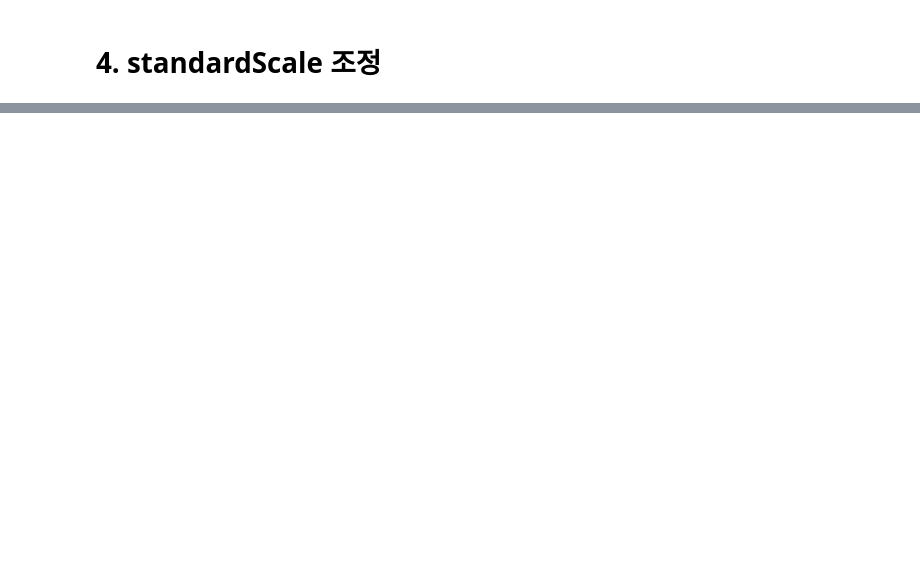
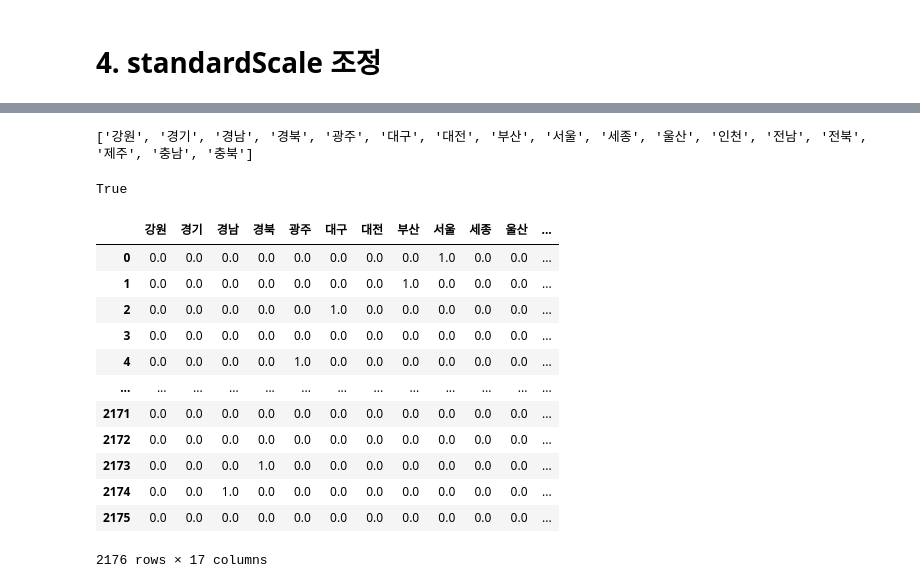
Before and after one commit to drose14789/ai, a Jupyter notebook: source/05_DeepLearning/연습문제(라벨인코딩_스케일조정_원핫인코딩).ipynb, the cells around one changed output, grey strips where cells are left out. Saved outputs shown, nothing was run; the diff lists cells and outputs as text; code cells hidden in the pictures; blank space fills up the shorter version.

```diff
--- a/source/05_DeepLearning/연습문제(라벨인코딩_스케일조정_원핫인코딩).ipynb
+++ b/source/05_DeepLearning/연습문제(라벨인코딩_스케일조정_원핫인코딩).ipynb
@@ -49,7 +57,8 @@ pd.read_csv('c:/ai/source/01_python/data/ch13_df(결측치중위값으로대체)
 # %% [markdown]
 # 3. MinMaxScale 스케일 조정
 # %%
-X = df[['지역명2', '연도', '월']].values # numpy배열로 추출한 독립변수
-y = df[['평당분양가격']].values
-X.shape, y.shape
+X_data = df[['지역명2', '연도','월']].values # numpy배열로 추출한 독립변수
+# y_data = df[['평당분양가격']].values
+y_data = df[['평당분양가격']].to_numpy() # values 나 to_numpy()를 이용해서 데이터프레임을 numpy배열로 변환
+X_data.shape, y_data.shape
 # %% [output]
@@ -56,0 +66,7 @@ NameError: name 'df' is not defined
+# %%
+from sklearn.preprocessing import MinMaxScaler
+scaler_x = MinMaxScaler()
+scaler_y = MinMaxScaler()
+df[['지역명2m', '연도m', '월m']] = scaler_x.fit_transform(X_data)
+df[['평당분양가격m']] = scaler_y.fit_transform(y_data)
+df.head()
@@ -57,2 +80,9 @@ NameError: name 'df' is not defined
 # %% [markdown]
 # 4. standardScale 조정
+# %%
+from sklearn.preprocessing import StandardScaler
+scaler_x = StandardScaler()
+scaler_y = StandardScaler()
+df[['지역명2s', '연도s', '월s']] = scaler_x.fit_transform(X_data)
+df[['평당분양가격s']] = scaler_y.fit_transform(y_data)
+df.head()
@@ -58,0 +100,33 @@ NameError: name 'df' is not defined
+# %%
+loc = df.loc[:16,['지역명', '지역명2']].sort_values(by='지역명2')['지역명'].tolist()
+print(loc) # 원핫인코딩 후 열이름
+# %% [output]
+['강원', '경기', '경남', '경북', '광주', '대구', '대전', '부산', '서울', '세종', '울산', '인천', '전남', '전북', '제주', '충남', '충북']
+# %%
+from tensorflow.keras.utils import to_categorical
+import pandas as pd
+import numpy as np
+temp1 = to_categorical(df['지역명2']) # to_categorical()결과는 numpy 배열, 최대정수가 16이면 0~16카테고리로 원핫인코딩, 매개변수에 정수
+temp2 = pd.get_dummies(df['지역명']).values # pd.get_dummies() 결과는 데이터프레임, 정수가 곧 카테고리가 되서 원핫인코딩, 매개변수에 문자(라벨인코딩 안 된 값)
+np.all(temp1 == temp2)
+# %% [output]
+True
+# %%
+# 원핫인코딩 방법1
+df[loc] = to_categorical(df['지역명2'])#.astype(np.int16)
+pd.options.display.max_columns = 30
+df[loc]
+# %% [output]
+|  | 강원 | 경기 | 경남 | 경북 | 광주 | 대구 | 대전 | 부산 | 서울 | 세종 | 울산 | ... |
+| 0 | 0.0 | 0.0 | 0.0 | 0.0 | 0.0 | 0.0 | 0.0 | 0.0 | 1.0 | 0.0 | 0.0 | ... |
+| 1 | 0.0 | 0.0 | 0.0 | 0.0 | 0.0 | 0.0 | 0.0 | 1.0 | 0.0 | 0.0 | 0.0 | ... |
+| 2 | 0.0 | 0.0 | 0.0 | 0.0 | 0.0 | 1.0 | 0.0 | 0.0 | 0.0 | 0.0 | 0.0 | ... |
+| 3 | 0.0 | 0.0 | 0.0 | 0.0 | 0.0 | 0.0 | 0.0 | 0.0 | 0.0 | 0.0 | 0.0 | ... |
+| 4 | 0.0 | 0.0 | 0.0 | 0.0 | 1.0 | 0.0 | 0.0 | 0.0 | 0.0 | 0.0 | 0.0 | ... |
+| ... | ... | ... | ... | ... | ... | ... | ... | ... | ... | ... | ... | ... |
+| 2171 | 0.0 | 0.0 | 0.0 | 0.0 | 0.0 | 0.0 | 0.0 | 0.0 | 0.0 | 0.0 | 0.0 | ... |
+| 2172 | 0.0 | 0.0 | 0.0 | 0.0 | 0.0 | 0.0 | 0.0 | 0.0 | 0.0 | 0.0 | 0.0 | ... |
+| 2173 | 0.0 | 0.0 | 0.0 | 1.0 | 0.0 | 0.0 | 0.0 | 0.0 | 0.0 | 0.0 | 0.0 | ... |
+| 2174 | 0.0 | 0.0 | 1.0 | 0.0 | 0.0 | 0.0 | 0.0 | 0.0 | 0.0 | 0.0 | 0.0 | ... |
+| 2175 | 0.0 | 0.0 | 0.0 | 0.0 | 0.0 | 0.0 | 0.0 | 0.0 | 0.0 | 0.0 | 0.0 | ... |
+2176 rows × 17 columns
```
Also changed, not shown: parts of 10 cells of this notebook, 7 other files.
